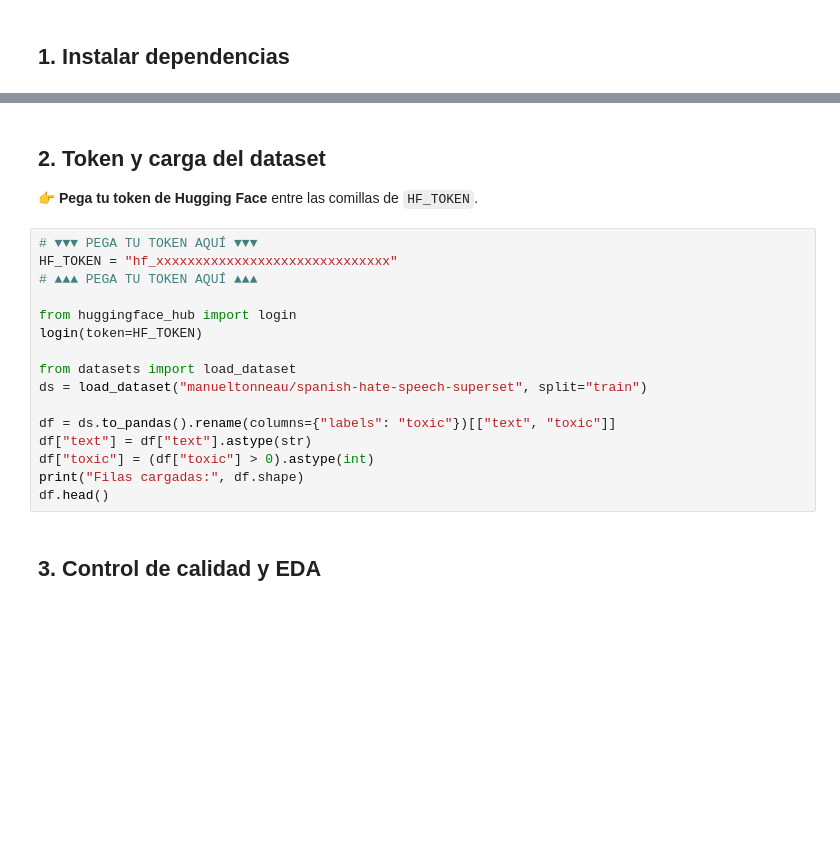
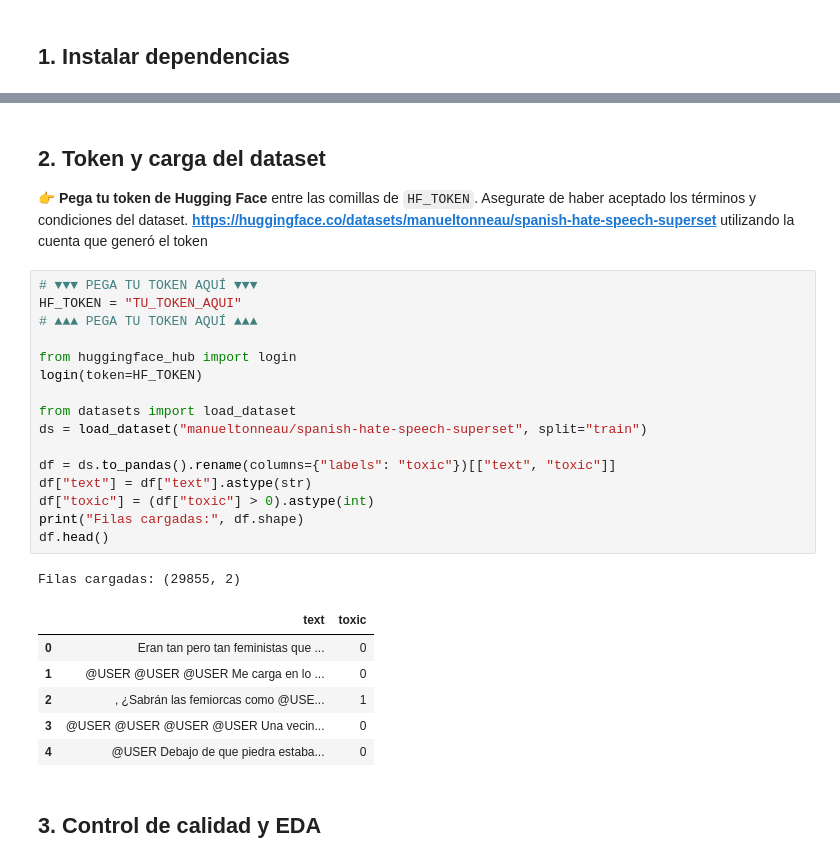
Before and after one commit to GatoSoberano/Proyecto-Final-CHIRP, a Jupyter notebook: COLAB Y MODELO ENTRENADO/chirp_toxicidad_FINAL.ipynb, the cells around one changed output, grey strips where cells are left out. Saved outputs shown, nothing was run; the diff lists cells and outputs as text; blank space fills up the shorter version.

```diff
--- a/COLAB Y MODELO ENTRENADO/chirp_toxicidad_FINAL.ipynb
+++ b/COLAB Y MODELO ENTRENADO/chirp_toxicidad_FINAL.ipynb
@@ -21,22 +25,31 @@ import numpy as np, pandas as pd, matplotlib.pyplot as plt, seaborn as sns
 ## 2. Token y carga del dataset
 
 👉 **Pega tu token de Hugging Face** entre las comillas de `HF_TOKEN`.
+Asegurate de haber aceptado los términos y condiciones del dataset. **https://huggingface.co/datasets/manueltonneau/spanish-hate-speech-superset** utilizando la cuenta que generó el token
 # %%
 # ▼▼▼ PEGA TU TOKEN AQUÍ ▼▼▼
-HF_TOKEN = "hf_xxxxxxxxxxxxxxxxxxxxxxxxxxxxxx"
+HF_TOKEN = "TU_TOKEN_AQUI"
 # ▲▲▲ PEGA TU TOKEN AQUÍ ▲▲▲
 
 from huggingface_hub import login
 login(token=HF_TOKEN)
 
 from datasets import load_dataset
 ds = load_dataset("manueltonneau/spanish-hate-speech-superset", split="train")
 
 df = ds.to_pandas().rename(columns={"labels": "toxic"})[["text", "toxic"]]
 df["text"] = df["text"].astype(str)
 df["toxic"] = (df["toxic"] > 0).astype(int)
 print("Filas cargadas:", df.shape)
 df.head()
+# %% [output]
+Filas cargadas: (29855, 2)
+|  | text | toxic |
+| 0 | Eran tan pero tan feministas que ... | 0 |
+| 1 | @USER @USER @USER Me carga en lo ... | 0 |
+| 2 | , ¿Sabrán las femiorcas como @USE... | 1 |
+| 3 | @USER @USER @USER @USER Una vecin... | 0 |
+| 4 | @USER Debajo de que piedra estaba... | 0 |
 # %% [markdown]
 ## 3. Control de calidad y EDA
 # %%
```
Also changed, not shown: parts of 8 cells of this notebook, 2 other files.
